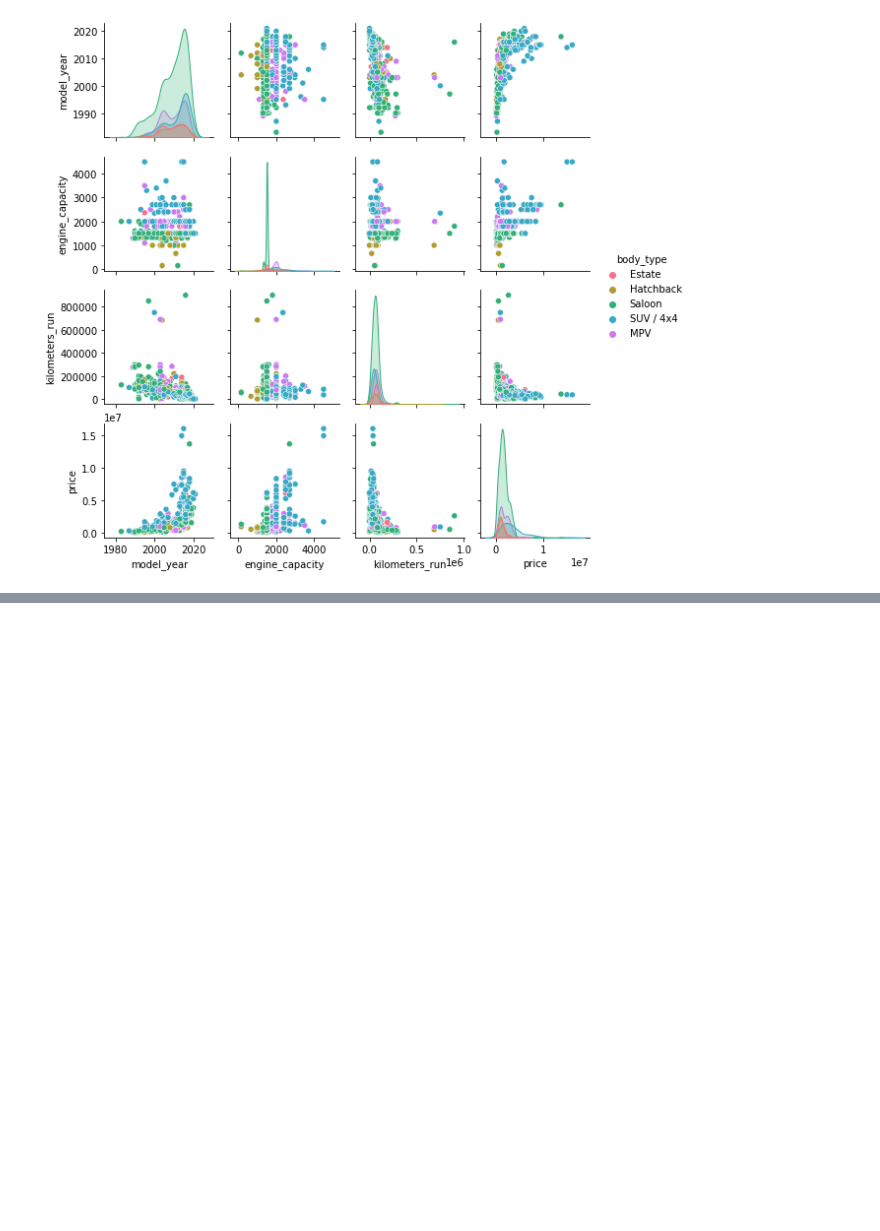
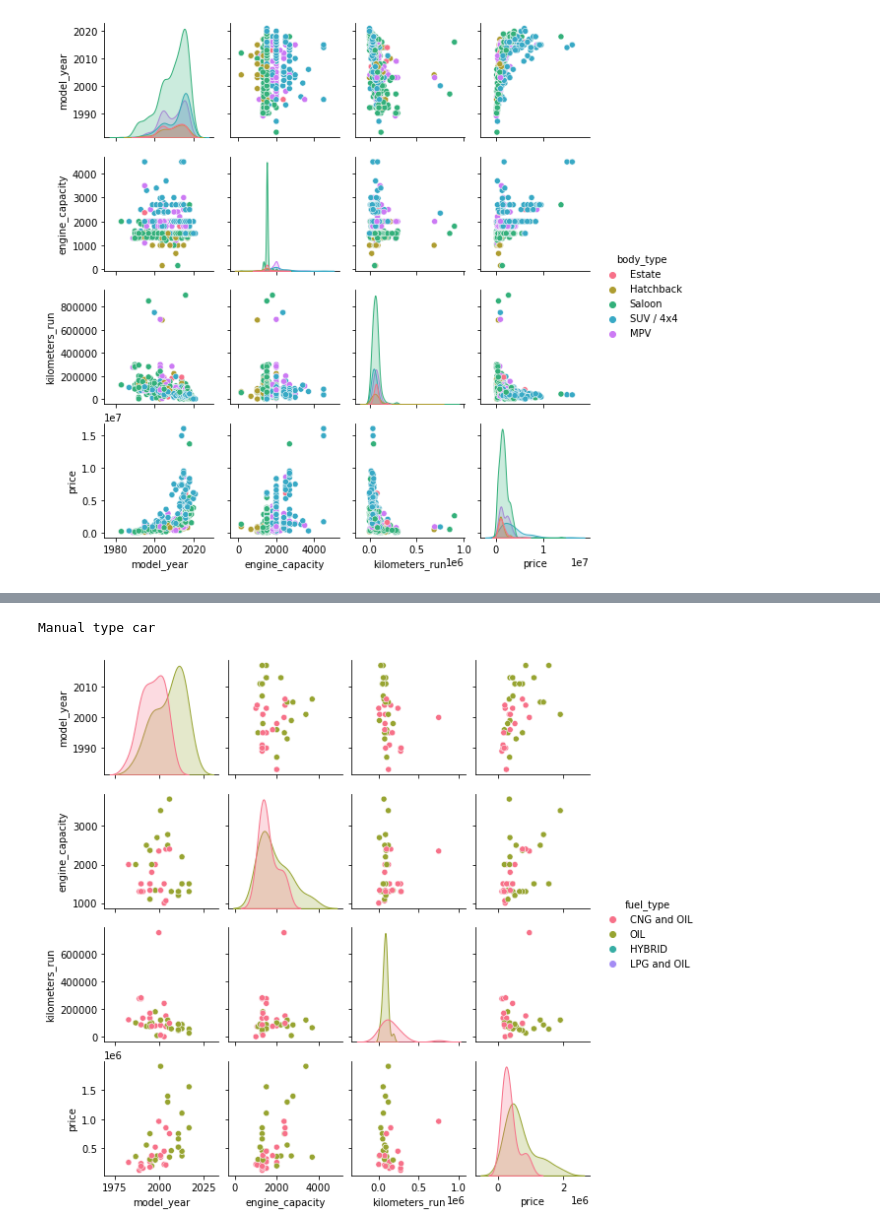
Before and after one commit to s-da-sailor/price-prediction-preowned-cars, a Jupyter notebook: Price Prediction.ipynb, the cells around one changed output, grey strips where cells are left out. Saved outputs shown, nothing was run; the diff lists cells and outputs as text; code cells hidden in the pictures; blank space fills up the shorter version.

```diff
--- a/Price Prediction.ipynb
+++ b/Price Prediction.ipynb
@@ -370,0 +383,11 @@ plt.show()
+# %%
+manual = df4[df4['transmission'] == 'Manual']
+automatic = df4[df4['transmission'] == 'Automatic']
+hue_order_fuel_type = ['CNG and OIL', 'OIL', 'HYBRID', 'LPG and OIL']
+# %%
+print('Manual type car')
+sns.pairplot(manual,hue ='fuel_type', hue_order = hue_order_fuel_type ,diag_kind = "kde",kind = "scatter",palette = "husl",height=2)
+plt.show()
+# %% [output]
+Manual type car
+[figure, added]
```
Also changed, not shown: parts of 25 cells of this notebook.
